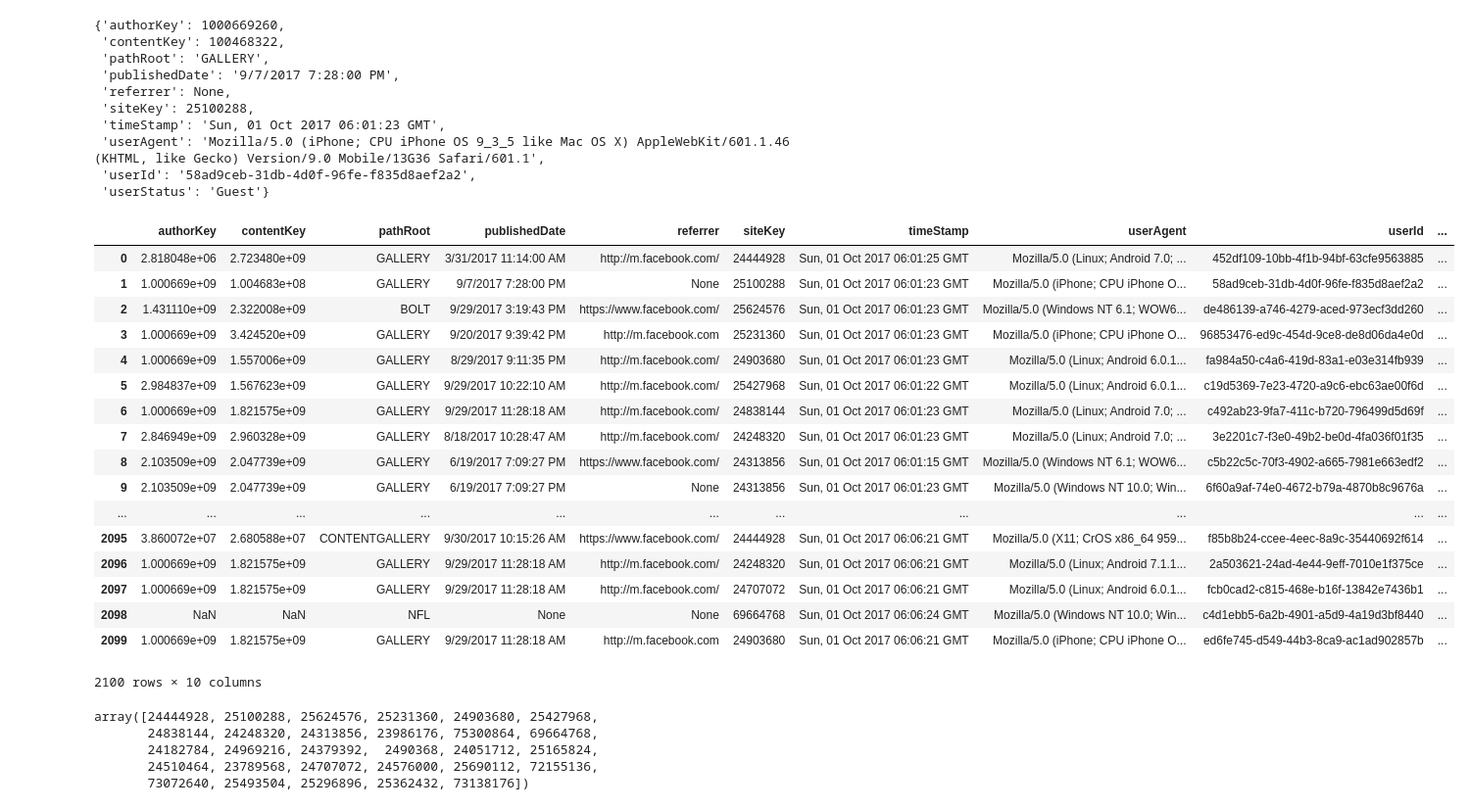
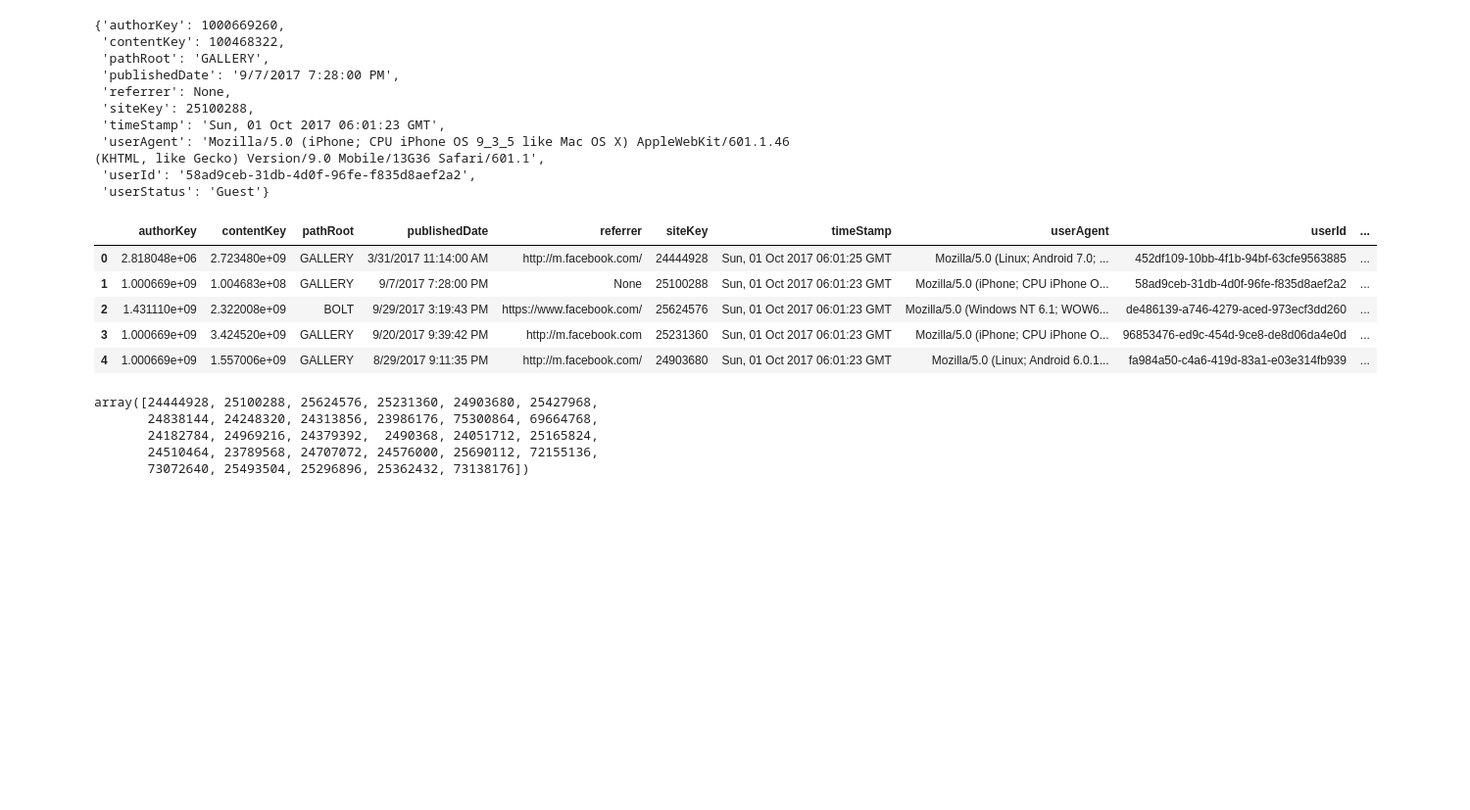
Before and after one commit to DEREJEGETU/24Sports, a Jupyter notebook: 247-test-data.ipynb, the cells around one changed output. Shown at 98% size. Cells and saved outputs as stored; diff of their text form; code cells hidden in the pictures; blank space fills up the shorter version.

```diff
--- a/247-test-data.ipynb
+++ b/247-test-data.ipynb
@@ -40,31 +44,19 @@ json.loads('{' + df[1][1:-1] + '}')
 # %%
 data = []
 for record in df:
     rec = json.loads('{' + record[1:-1] + '}')
     data.append(rec)
 
 data
 data = pd.DataFrame(data)
-data
+data.head()
 # %% [output]
 |  | authorKey | contentKey | pathRoot | publishedDate | referrer | siteKey | timeStamp | userAgent | userId | ... |
 | 0 | 2.818048e+06 | 2.723480e+09 | GALLERY | 3/31/2017 11:14:00 AM | http://m.facebook.com/ | 24444928 | Sun, 01 Oct 2017 06:01:25 GMT | Mozilla/5.0 (Linux; Android 7.0; ... | 452df109-10bb-4f1b-94bf-63cfe9563885 | ... |
 | 1 | 1.000669e+09 | 1.004683e+08 | GALLERY | 9/7/2017 7:28:00 PM | None | 25100288 | Sun, 01 Oct 2017 06:01:23 GMT | Mozilla/5.0 (iPhone; CPU iPhone O... | 58ad9ceb-31db-4d0f-96fe-f835d8aef2a2 | ... |
 | 2 | 1.431110e+09 | 2.322008e+09 | BOLT | 9/29/2017 3:19:43 PM | https://www.facebook.com/ | 25624576 | Sun, 01 Oct 2017 06:01:23 GMT | Mozilla/5.0 (Windows NT 6.1; WOW6... | de486139-a746-4279-aced-973ecf3dd260 | ... |
 | 3 | 1.000669e+09 | 3.424520e+09 | GALLERY | 9/20/2017 9:39:42 PM | http://m.facebook.com | 25231360 | Sun, 01 Oct 2017 06:01:23 GMT | Mozilla/5.0 (iPhone; CPU iPhone O... | 96853476-ed9c-454d-9ce8-de8d06da4e0d | ... |
 | 4 | 1.000669e+09 | 1.557006e+09 | GALLERY | 8/29/2017 9:11:35 PM | http://m.facebook.com/ | 24903680 | Sun, 01 Oct 2017 06:01:23 GMT | Mozilla/5.0 (Linux; Android 6.0.1... | fa984a50-c4a6-419d-83a1-e03e314fb939 | ... |
-| 5 | 2.984837e+09 | 1.567623e+09 | GALLERY | 9/29/2017 10:22:10 AM | http://m.facebook.com/ | 25427968 | Sun, 01 Oct 2017 06:01:22 GMT | Mozilla/5.0 (Linux; Android 6.0.1... | c19d5369-7e23-4720-a9c6-ebc63ae00f6d | ... |
-| 6 | 1.000669e+09 | 1.821575e+09 | GALLERY | 9/29/2017 11:28:18 AM | http://m.facebook.com/ | 24838144 | Sun, 01 Oct 2017 06:01:23 GMT | Mozilla/5.0 (Linux; Android 7.0; ... | c492ab23-9fa7-411c-b720-796499d5d69f | ... |
-| 7 | 2.846949e+09 | 2.960328e+09 | GALLERY | 8/18/2017 10:28:47 AM | http://m.facebook.com/ | 24248320 | Sun, 01 Oct 2017 06:01:23 GMT | Mozilla/5.0 (Linux; Android 7.0; ... | 3e2201c7-f3e0-49b2-be0d-4fa036f01f35 | ... |
-| 8 | 2.103509e+09 | 2.047739e+09 | GALLERY | 6/19/2017 7:09:27 PM | https://www.facebook.com/ | 24313856 | Sun, 01 Oct 2017 06:01:15 GMT | Mozilla/5.0 (Windows NT 6.1; WOW6... | c5b22c5c-70f3-4902-a665-7981e663edf2 | ... |
-| 9 | 2.103509e+09 | 2.047739e+09 | GALLERY | 6/19/2017 7:09:27 PM | None | 24313856 | Sun, 01 Oct 2017 06:01:23 GMT | Mozilla/5.0 (Windows NT 10.0; Win... | 6f60a9af-74e0-4672-b79a-4870b8c9676a | ... |
-| ... | ... | ... | ... | ... | ... | ... | ... | ... | ... | ... |
-| 2095 | 3.860072e+07 | 2.680588e+07 | CONTENTGALLERY | 9/30/2017 10:15:26 AM | https://www.facebook.com/ | 24444928 | Sun, 01 Oct 2017 06:06:21 GMT | Mozilla/5.0 (X11; CrOS x86_64 959... | f85b8b24-ccee-4eec-8a9c-35440692f614 | ... |
-| 2096 | 1.000669e+09 | 1.821575e+09 | GALLERY | 9/29/2017 11:28:18 AM | http://m.facebook.com/ | 24248320 | Sun, 01 Oct 2017 06:06:21 GMT | Mozilla/5.0 (Linux; Android 7.1.1... | 2a503621-24ad-4e44-9eff-7010e1f375ce | ... |
-| 2097 | 1.000669e+09 | 1.821575e+09 | GALLERY | 9/29/2017 11:28:18 AM | http://m.facebook.com/ | 24707072 | Sun, 01 Oct 2017 06:06:21 GMT | Mozilla/5.0 (Linux; Android 6.0.1... | fcb0cad2-c815-468e-b16f-13842e7436b1 | ... |
-| 2098 | NaN | NaN | NFL | None | None | 69664768 | Sun, 01 Oct 2017 06:06:24 GMT | Mozilla/5.0 (Windows NT 10.0; Win... | c4d1ebb5-6a2b-4901-a5d9-4a19d3bf8440 | ... |
-| 2099 | 1.000669e+09 | 1.821575e+09 | GALLERY | 9/29/2017 11:28:18 AM | http://m.facebook.com | 24903680 | Sun, 01 Oct 2017 06:06:21 GMT | Mozilla/5.0 (iPhone; CPU iPhone O... | ed6fe745-d549-44b3-8ca9-ac1ad902857b | ... |
-2100 rows × 10 columns
 # %%
 data['siteKey'].unique()
 # %% [output]
```
Also changed, not shown: parts of 25 cells of this notebook, 1 other file.
